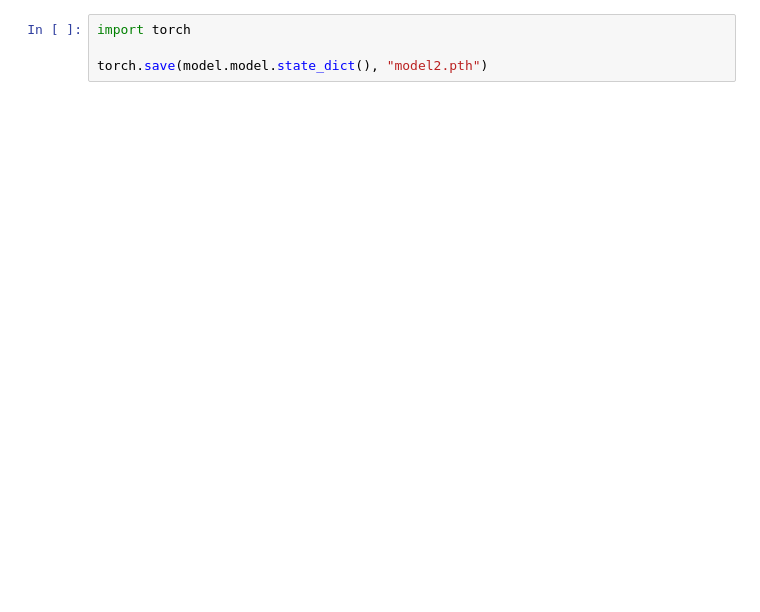
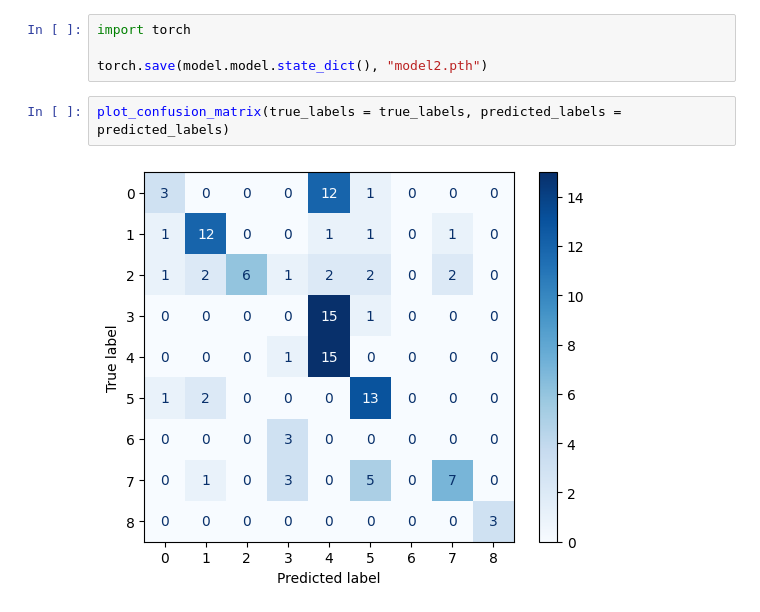
Before and after one commit to michaelihrler/ModelCalibrationDeepLearning, a Jupyter notebook: calibration_notebook.ipynb, the cells around one changed output. Cells and saved outputs as stored; diff of their text form; blank space fills up the shorter version.

```diff
--- a/calibration_notebook.ipynb
+++ b/calibration_notebook.ipynb
@@ -55,3 +57,7 @@ Test Accuracy: 0.8317
 import torch
 
 torch.save(model.model.state_dict(), "model2.pth")
+# %%
+plot_confusion_matrix(true_labels = true_labels, predicted_labels = predicted_labels)
+# %% [output]
+[figure, added]
```
Also changed, not shown: parts of 8 cells of this notebook, 4 other files.
